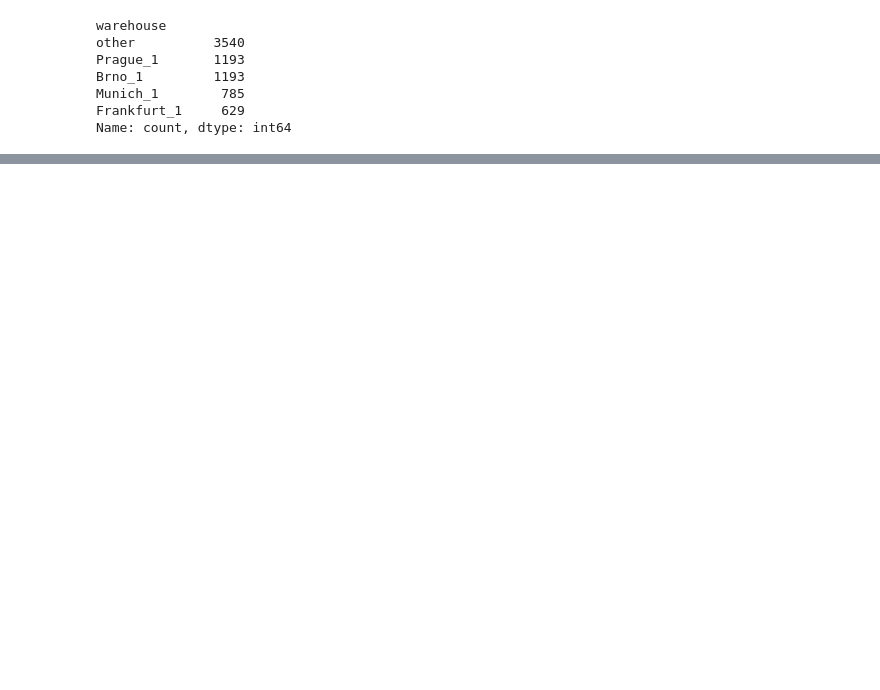
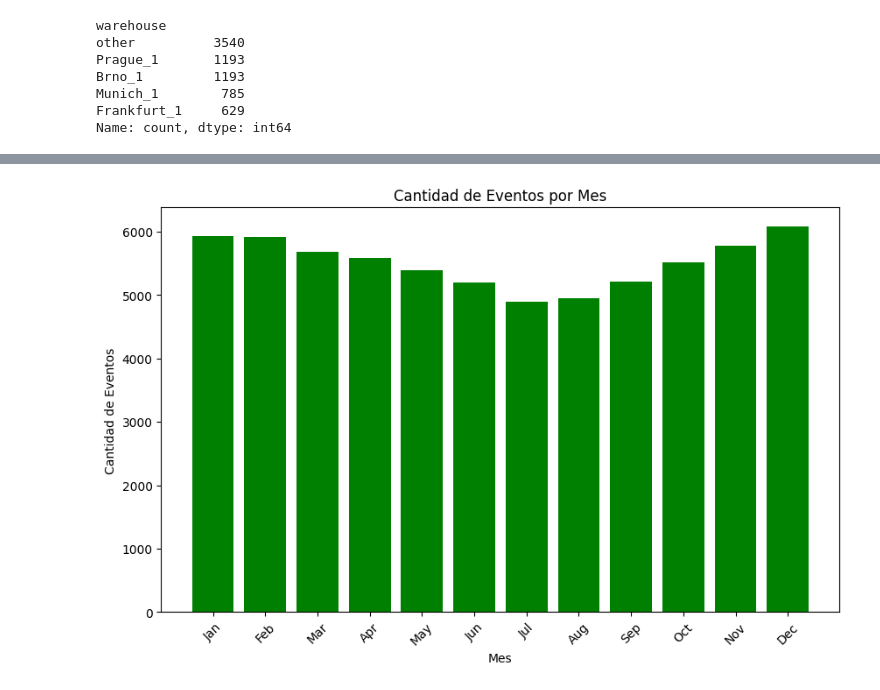
Before and after one commit to Manuel-Pol/Rohlik-orders-challenge, a Jupyter notebook: visus.ipynb, the cells around one changed output, grey strips where cells are left out. Saved outputs shown, nothing was run; the diff lists cells and outputs as text; code cells hidden in the pictures; blank space fills up the shorter version.

```diff
--- a/visus.ipynb
+++ b/visus.ipynb
@@ -258,0 +329,10 @@ Name: count, dtype: int64
+# %%
+plt.figure(figsize=(10, 6))
+plt.bar(mounths, mean_per_mounth, color='green')
+plt.xlabel('Mes')
+plt.ylabel('Cantidad de Eventos')
+plt.title('Cantidad de Eventos por Mes')
+plt.xticks(rotation=45)
+plt.show()
+# %% [output]
+[figure, added]
```
Also changed, not shown: parts of 14 cells of this notebook, 1 other file.
